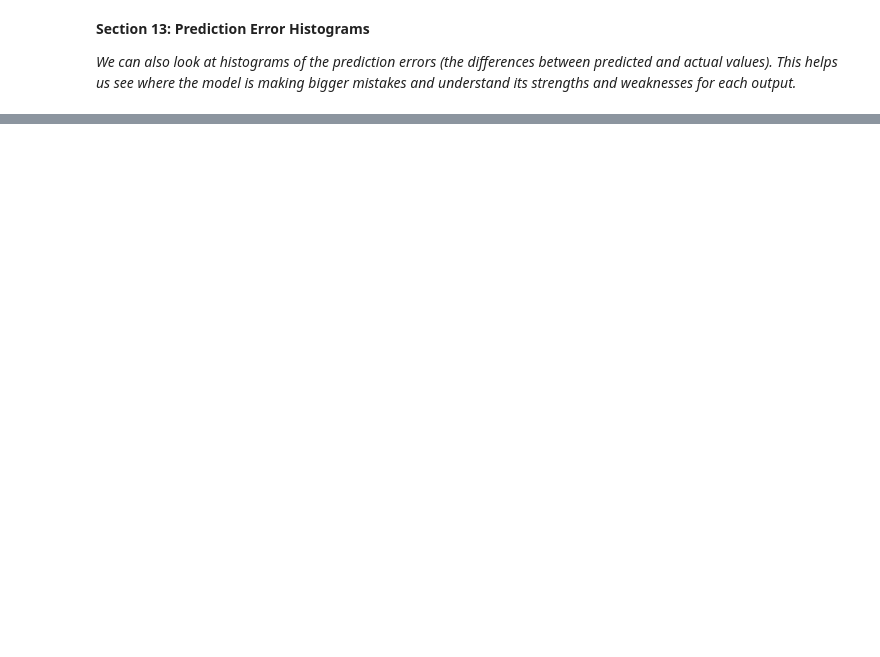
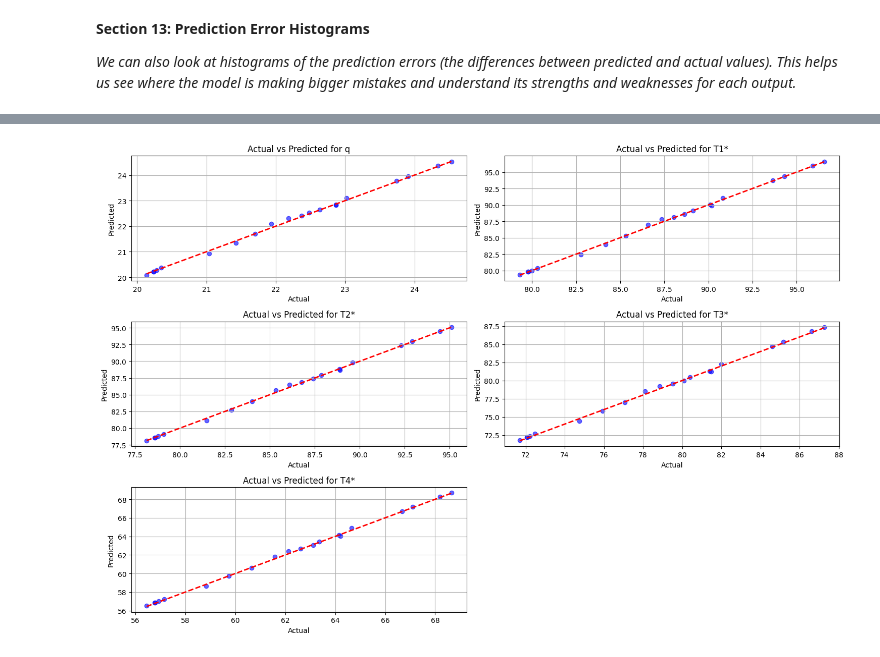
Before and after one commit to anjurgupta/Energy-Lab-Codes, a Jupyter notebook: Energy_Lab_3_Conduction_.ipynb, the cells around one changed output, grey strips where cells are left out. Saved outputs shown, nothing was run; the diff lists cells and outputs as text; code cells hidden in the pictures; blank space fills up the shorter version.

```diff
--- a/Energy_Lab_3_Conduction_.ipynb
+++ b/Energy_Lab_3_Conduction_.ipynb
@@ -257,0 +324,27 @@ plt.show()
+# %%
+# ==========================
+# Section 14: Plot Actual vs Predicted
+# ==========================
+
+import matplotlib.pyplot as plt
+
+# Generate predictions on test data
+baseline_test_predictions = baseline_model.predict(normed_test_data.values)
+
+# Plot actual vs predicted for each output
+plt.figure(figsize=(15, 10))
+
+for i, name in enumerate(output_cols):
+    plt.subplot(3, 2, i+1)
+    plt.scatter(test_labels[name], baseline_test_predictions[:, i], color='blue', alpha=0.6)
+    plt.plot([test_labels[name].min(), test_labels[name].max()],
+             [test_labels[name].min(), test_labels[name].max()],
+             'r--', linewidth=2)  # reference line y=x
+    plt.xlabel("Actual")
+    plt.ylabel("Predicted")
+    plt.title(f"Actual vs Predicted for {name}")
+    plt.grid(True)
+
+plt.tight_layout()
+plt.show()
+# %% [output]
@@ -257,0 +352 @@ plt.show()
+[figure, added]
```
Also changed, not shown: parts of 8 cells of this notebook.
